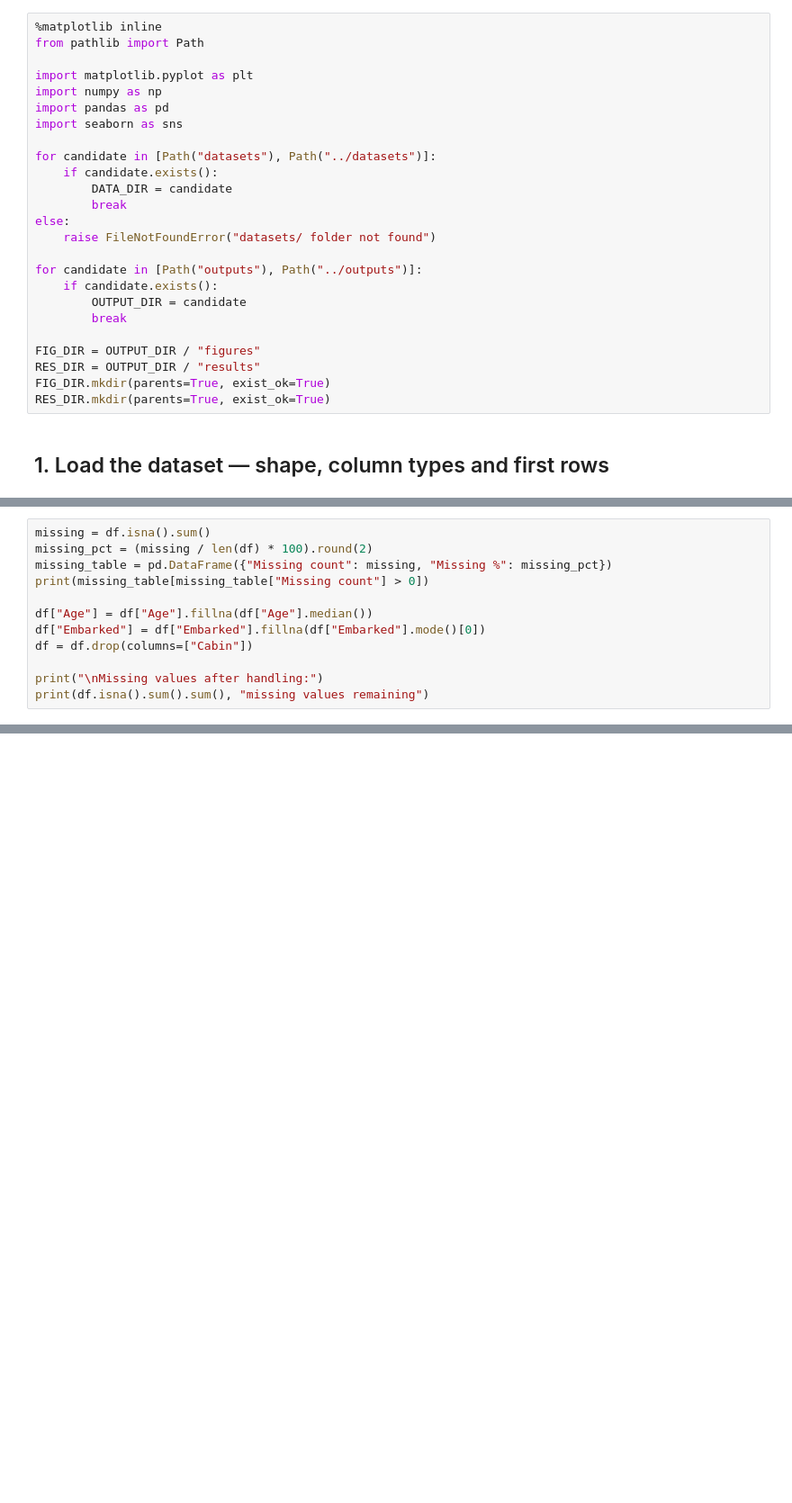
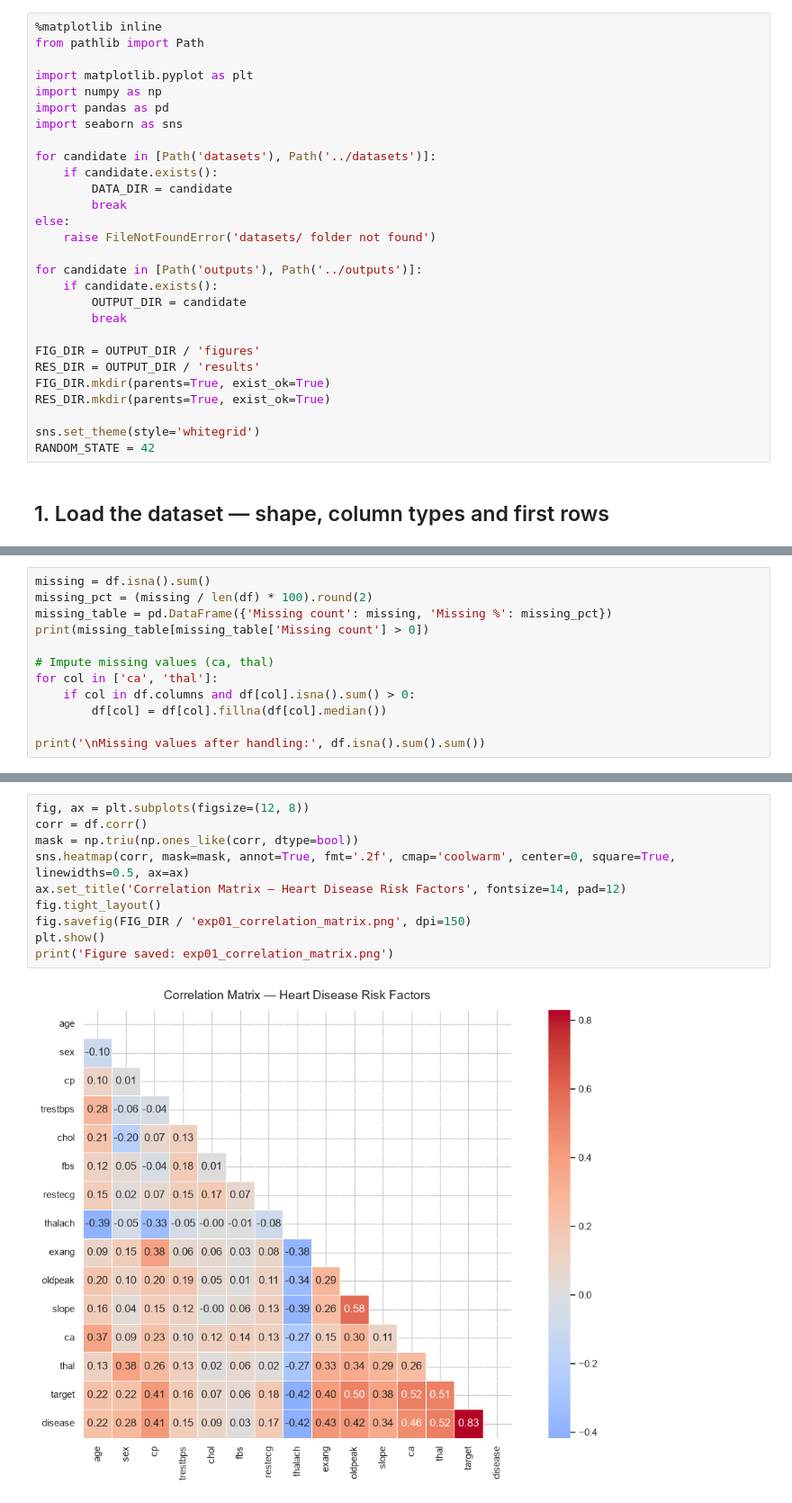
Before and after one commit to omkarbg100/dsa-practical, a Jupyter notebook: notebooks/exp01_eda.ipynb, the cells around one changed output, grey strips where cells are left out. Shown at 90% size. Drawn from its saved outputs; the diff is of its cells as text; blank space fills up the shorter version.

```diff
--- a/notebooks/exp01_eda.ipynb
+++ b/notebooks/exp01_eda.ipynb
@@ -20,22 +20,25 @@ import numpy as np
 import pandas as pd
 import seaborn as sns
 
-for candidate in [Path("datasets"), Path("../datasets")]:
+for candidate in [Path('datasets'), Path('../datasets')]:
     if candidate.exists():
         DATA_DIR = candidate
         break
 else:
-    raise FileNotFoundError("datasets/ folder not found")
+    raise FileNotFoundError('datasets/ folder not found')
 
-for candidate in [Path("outputs"), Path("../outputs")]:
+for candidate in [Path('outputs'), Path('../outputs')]:
     if candidate.exists():
         OUTPUT_DIR = candidate
         break
 
-FIG_DIR = OUTPUT_DIR / "figures"
-RES_DIR = OUTPUT_DIR / "results"
+FIG_DIR = OUTPUT_DIR / 'figures'
+RES_DIR = OUTPUT_DIR / 'results'
 FIG_DIR.mkdir(parents=True, exist_ok=True)
 RES_DIR.mkdir(parents=True, exist_ok=True)
+
+sns.set_theme(style='whitegrid')
+RANDOM_STATE = 42
 # %% [markdown]
 ## 1. Load the dataset — shape, column types and first rows
 # %%
@@ -80,13 +83,13 @@ For each column we count the missing entries. Handling strategy:
 # %%
 missing = df.isna().sum()
 missing_pct = (missing / len(df) * 100).round(2)
-missing_table = pd.DataFrame({"Missing count": missing, "Missing %": missing_pct})
-print(missing_table[missing_table["Missing count"] > 0])
+missing_table = pd.DataFrame({'Missing count': missing, 'Missing %': missing_pct})
+print(missing_table[missing_table['Missing count'] > 0])
 
-df["Age"] = df["Age"].fillna(df["Age"].median())
-df["Embarked"] = df["Embarked"].fillna(df["Embarked"].mode()[0])
-df = df.drop(columns=["Cabin"])
+# Impute missing values (ca, thal)
+for col in ['ca', 'thal']:
+    if col in df.columns and df[col].isna().sum() > 0:
+        df[col] = df[col].fillna(df[col].median())
 
-print("\nMissing values after handling:")
-print(df.isna().sum().sum(), "missing values remaining")
+print('\nMissing values after handling:', df.isna().sum().sum())
 # %% [output]
@@ -203,0 +130,12 @@ The executed cells above provide the measured result for this experiment. The co
+# %%
+fig, ax = plt.subplots(figsize=(12, 8))
+corr = df.corr()
+mask = np.triu(np.ones_like(corr, dtype=bool))
+sns.heatmap(corr, mask=mask, annot=True, fmt='.2f', cmap='coolwarm', center=0, square=True, linewidths=0.5, ax=ax)
+ax.set_title('Correlation Matrix — Heart Disease Risk Factors', fontsize=14, pad=12)
+fig.tight_layout()
+fig.savefig(FIG_DIR / 'exp01_correlation_matrix.png', dpi=150)
+plt.show()
+print('Figure saved: exp01_correlation_matrix.png')
+# %% [output]
+[figure, added]
```
Also changed, not shown: parts of 17 cells of this notebook, 1 other file.
